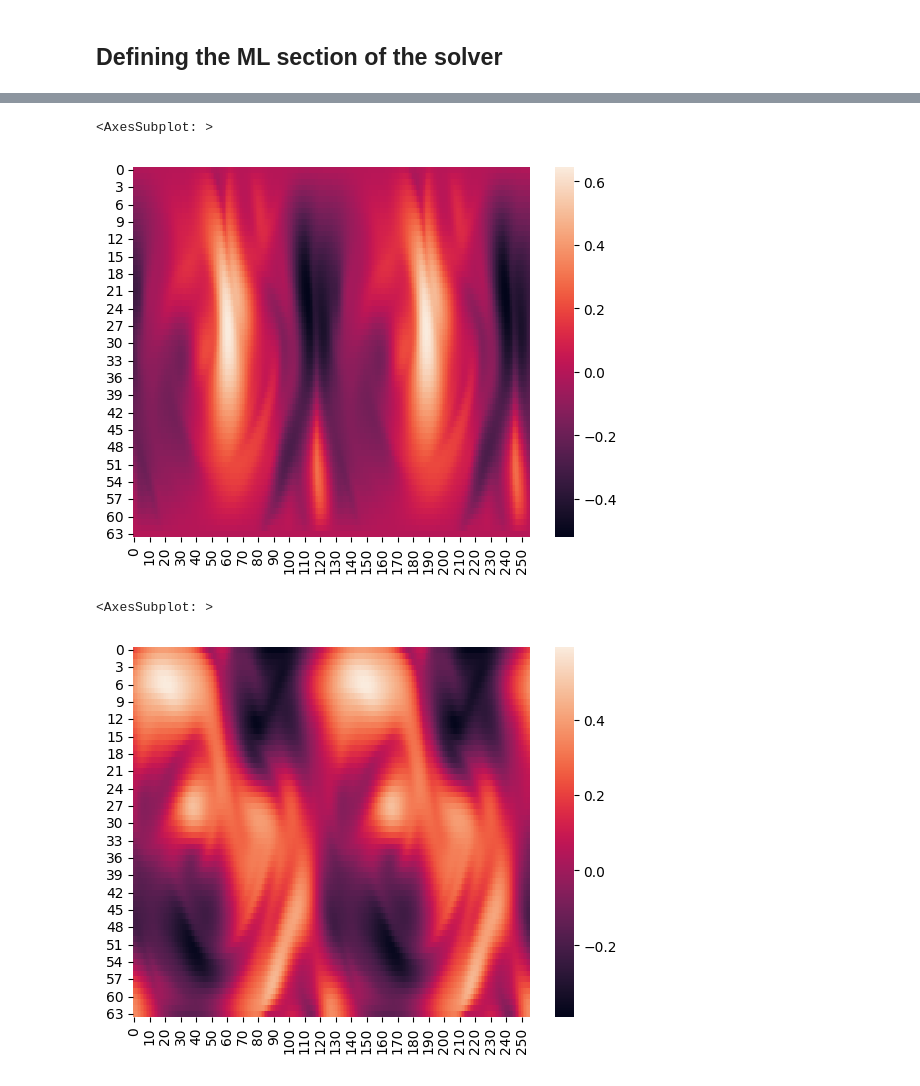
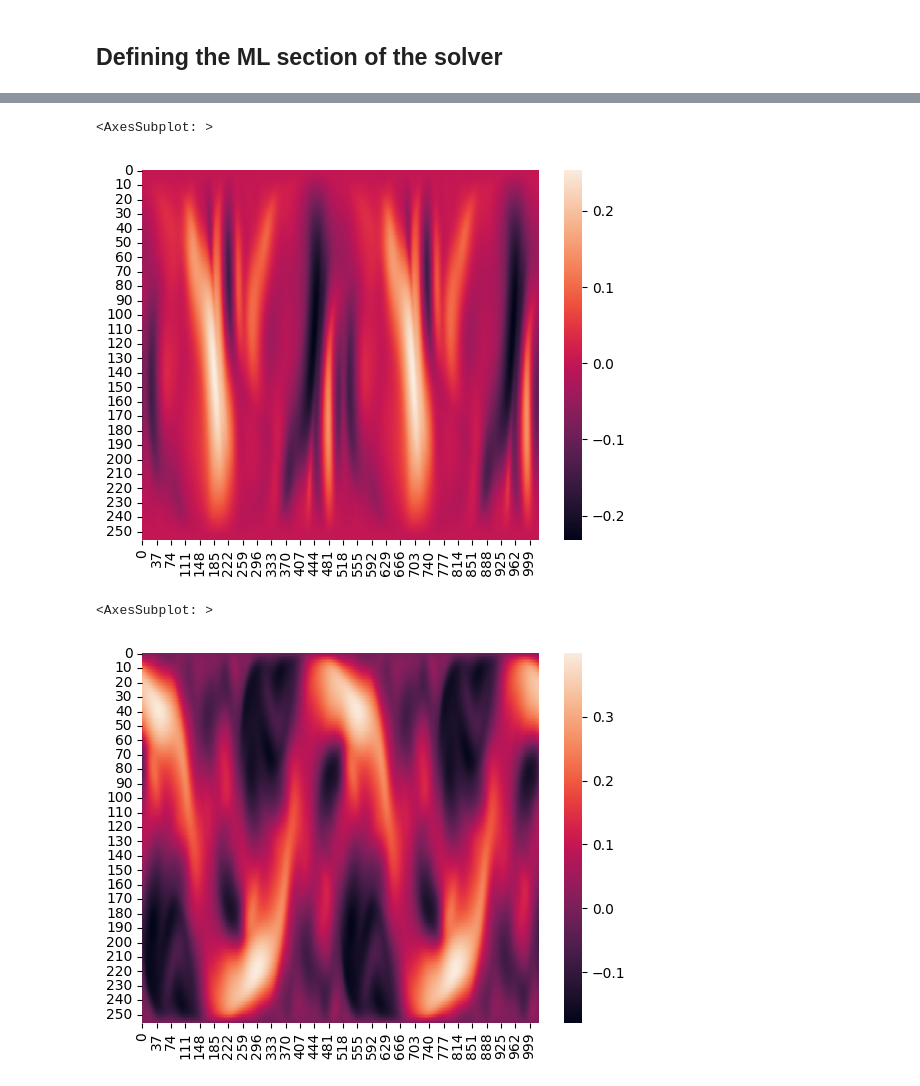
Before and after one commit to diegodelc/jax-cfd, a Jupyter notebook: notebooks/hybrid_model/hybrid_model.ipynb, the cells around one changed output, grey strips where cells are left out. Drawn from its saved outputs; the diff is of its cells as text; code cells hidden in the pictures.

```diff
--- a/notebooks/hybrid_model/hybrid_model.ipynb
+++ b/notebooks/hybrid_model/hybrid_model.ipynb
@@ -57,9 +57,13 @@ def turbulentForcing(grid):
 #initial velocities
 #forcing
 
-factor = 1
+factor = 1/4
 size = (int(256/factor),int(64/factor))
-domain = ((0, 8), (0, 2))
+domain = ((0, 4), (0, 0.5))
+
+# size = (int(64/factor),int(256/factor))
+# domain = ((0, 2), (0, 8))
+
 
 density = 1. ### original 1.
 viscosity = 1e-4 # kinematic viscosity ### original 1e-3
@@ -138,12 +142,12 @@ dt
 # %%
 # time steps per output
-inner_steps = 200
+inner_steps = 1
 
 # Option ONE
-outer_steps = 5
+outer_steps = 2
 
 # Option TWO
-toTime = True
+toTime = False
 if toTime:
     target_sim_time = 50 #in time
 #     outer_steps = target_sim_time//(inner_steps*dt)
@@ -180,7 +184,7 @@ def ConvNet(x):
 # Load corrector/inference network
 
 
-save_path = "./models/correctors/laplacian_correctors/third_laplacian.pickle"
+save_path = "./models/correctors/laplacian_correctors/best_laplacian.pickle"
 with open(save_path,'rb',) as pickle_file:
     mylaplacian = pickle.load(pickle_file)
     CNN_specs = mylaplacian.CNN_specs
@@ -279,12 +298,12 @@ p = ds.pipe(vx_at_x_upper_boundary).plot(hue='time')
 seaborn.heatmap(ds.v.isel(time=-1).T)
 # %% [output]
 <AxesSubplot: >
-[figure, old version]
+[figure, new version]
 # %%
-seaborn.heatmap(ds.u.isel(time=-1).T)
+seaborn.heatmap(ds.u.isel(time=-2).T)
 # %% [output]
 <AxesSubplot: >
-[figure, old version]
+[figure, new version]
 # %%
 ds
 # %% [output]
```
Also changed, not shown: parts of 18 cells of this notebook, 4 other files.
